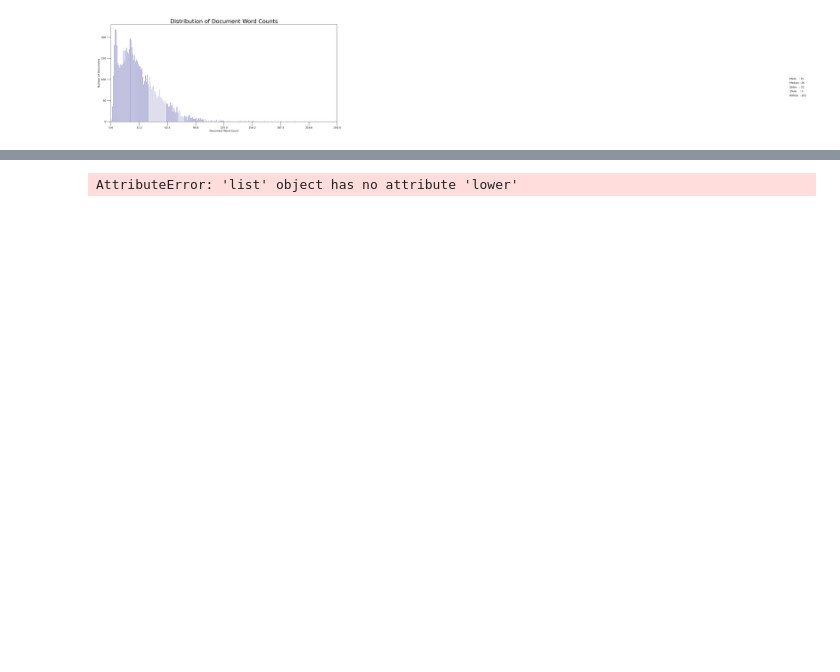
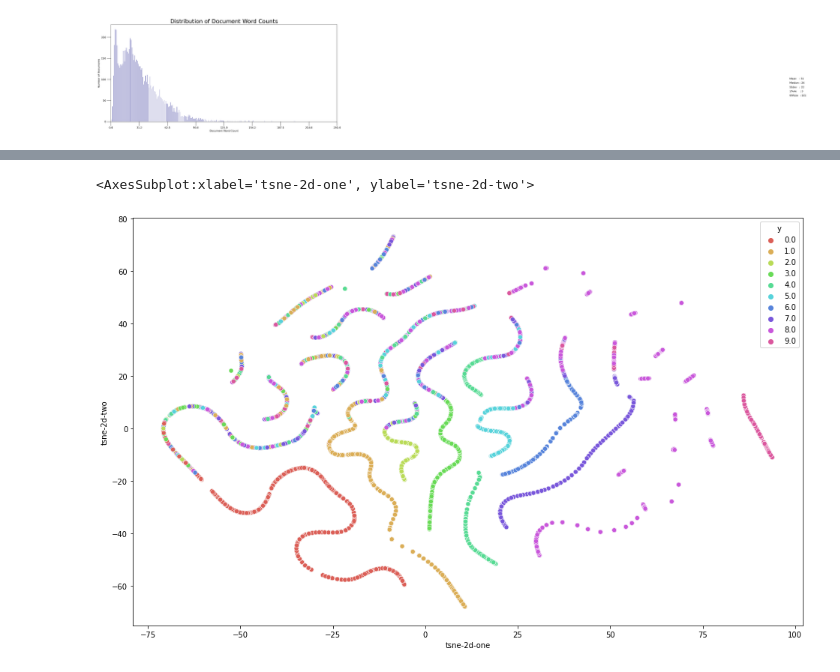
Before and after one commit to CAnsaldi/Information_Engineerin_1_Assignment, a Jupyter notebook: Information_Retrieval.ipynb, the cells around one changed output, grey strips where cells are left out. Drawn from its saved outputs; the diff is of its cells as text; code cells hidden in the pictures; blank space fills up the shorter version.

Commit message:
TSNE

```diff
--- a/Information_Retrieval.ipynb
+++ b/Information_Retrieval.ipynb
@@ -450,7 +446,7 @@ for i, topic in topics:
 df = pd.DataFrame(out, columns=['word', 'topic_id', 'importance', 'word_count'])
 
 # Plot Word Count and Weights of Topic Keywords
-fig, axes = plt.subplots(2, 2, figsize=(16,10), sharey=True, dpi=160)
+fig, axes = plt.subplots(5, 2, figsize=(16,10), sharey=True, dpi=160)
 cols = [color for name, color in mcolors.TABLEAU_COLORS.items()]
 for i, ax in enumerate(axes.flatten()):
     ax.bar(x='word', height="word_count", data=df.loc[df.topic_id==i, :], color=cols[i], width=0.5, alpha=0.3, label='Word Count')
@@ -519,31 +527,21 @@ Loading BokehJS ...
 [interactive output not drawn]
 [interactive output not drawn]
 [interactive output not drawn]
-# %%
-
-# Parameters tuning using Grid Search
-from sklearn.feature_extraction.text import CountVectorizer, TfidfVectorizer
-
-tokens_collection = []
-#tokens_collection.append(prep_collection)
-#for x in prep_collection:
-#    tokens_collection.append(np.array(word_tokenize(x)))
-
-vectorizer = CountVectorizer(analyzer='word', min_df=10, stop_words='english', lowercase=True, token_pattern='[a-zA-Z0-9]{3,}', max_features=50000)
-data_vectorized = vectorizer.fit_transform(prep_collection)
-
-from sklearn.model_selection import GridSearchCV
-from sklearn.decomposition import LatentDirichletAllocation
-from sklearn.manifold import TSNE
-grid_params = {'n_components' : list(range(5,10))}
-# LDA model
-lda = LatentDirichletAllocation()
-lda_model = GridSearchCV(lda,param_grid=grid_params)
-lda_model.fit(tokens_collection)
-# Estimators for LDA model
-lda_model1 = lda_model.best_estimator_
-print("Best LDA model's params" , lda_model.best_params_)
-print("Best log likelihood Score for the LDA model",lda_model.best_score_)
-print("LDA model Perplexity on train data", lda_model1.perplexity(tokens_collection))
-# %% [output]
-AttributeError: 'list' object has no attribute 'lower'
+# %%
+df_subset = pd.DataFrame()
+df_subset['tsne-2d-one'] = tsne_lda[:,0]
+df_subset['tsne-2d-two'] = tsne_lda[:,1]
+df_subset['y'] = df_dominant_topic['Dominant_Topic']
+
+plt.figure(figsize=(16,10))
+sns.scatterplot(
+    x="tsne-2d-one", y="tsne-2d-two",
+    hue="y",
+    palette=sns.color_palette("hls", 10),
+    data=df_subset,
+    legend="full",
+    alpha=0.99
+)
+# %% [output]
+<AxesSubplot:xlabel='tsne-2d-one', ylabel='tsne-2d-two'>
+[figure, added]
```
Also changed, not shown: parts of 9 cells of this notebook, 6 other files.
